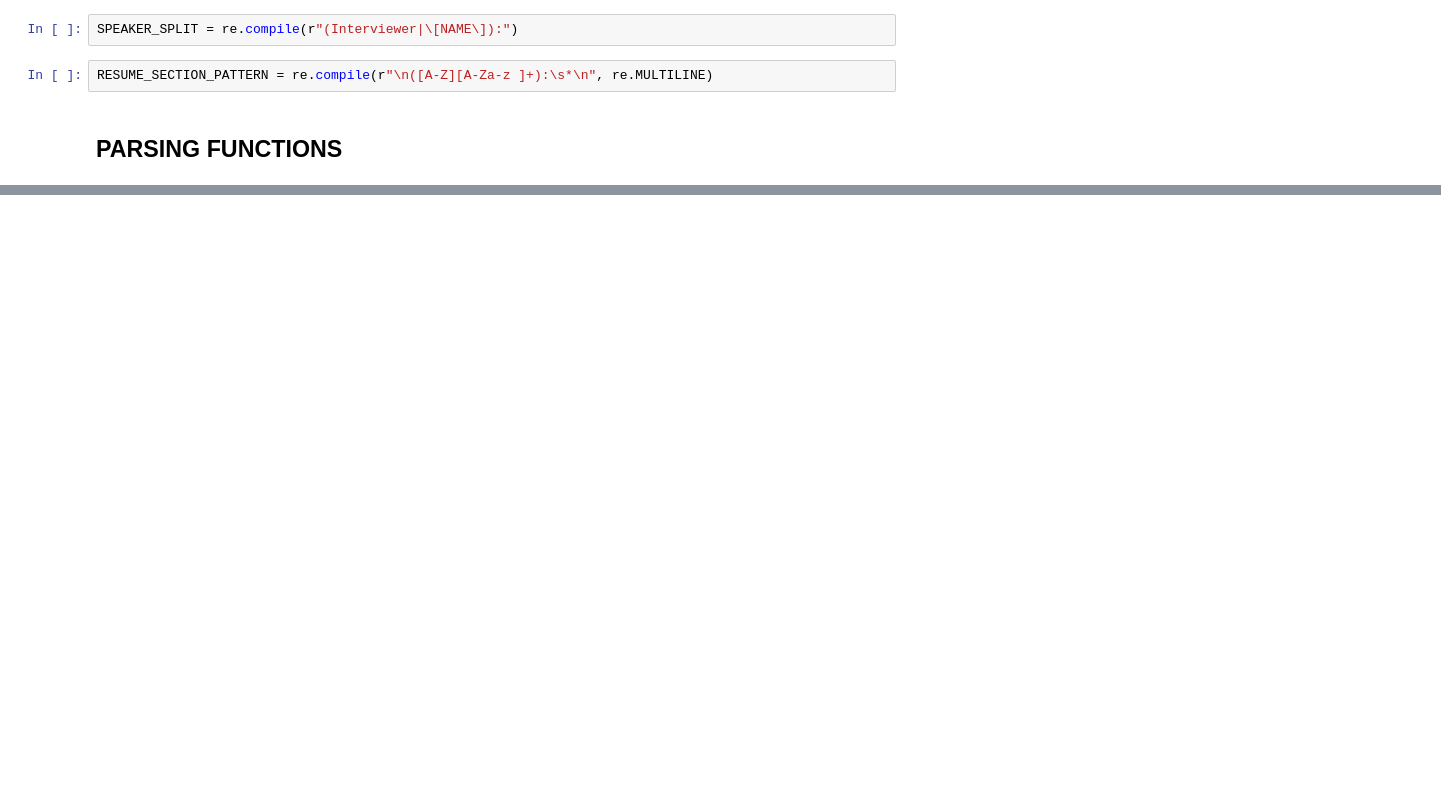
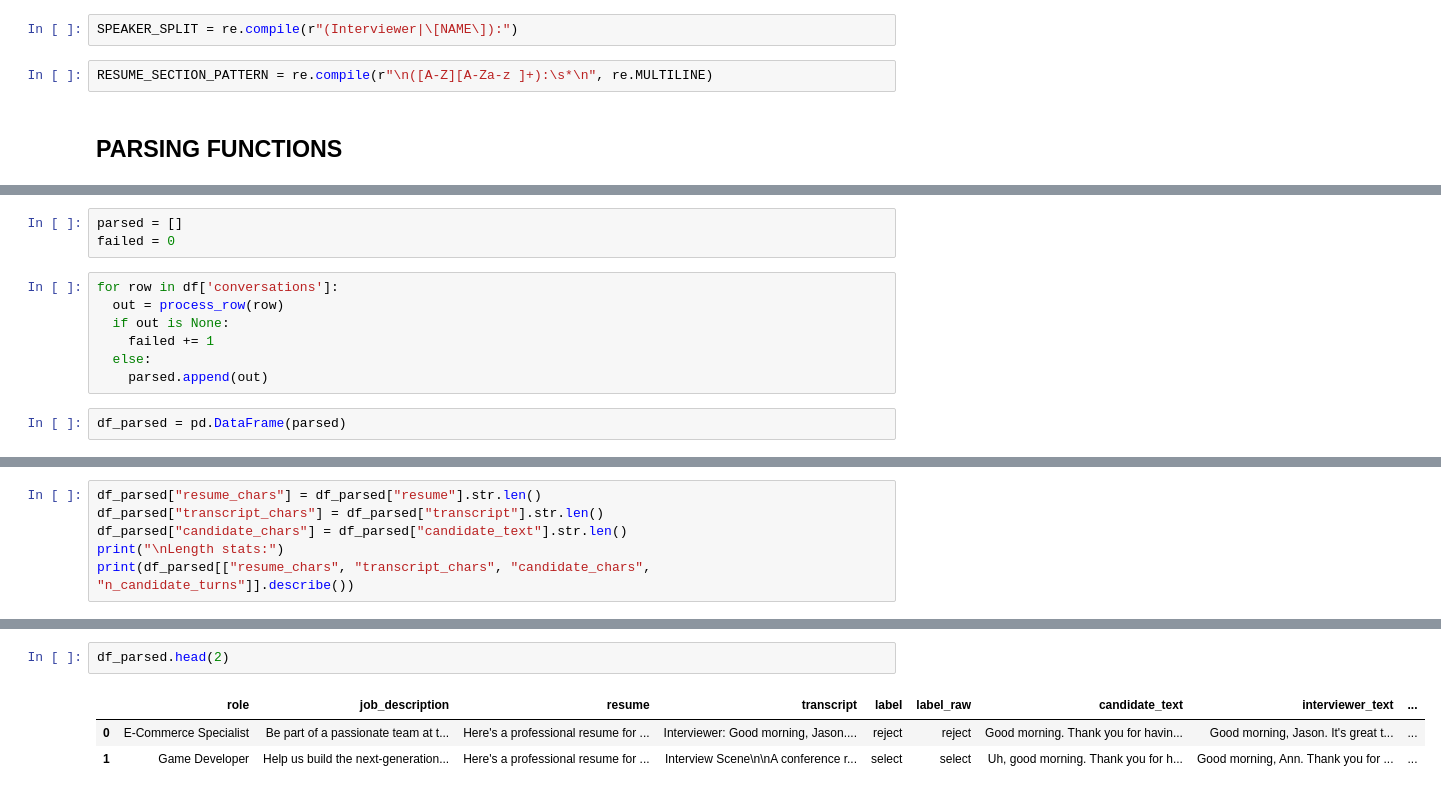
Before and after one commit to koderlad/assignment-M508D, a Jupyter notebook: M508D_GH1050620.ipynb, the cells around one changed output, grey strips where cells are left out. Saved outputs shown, nothing was run; the diff lists cells and outputs as text; blank space fills up the shorter version.

Commit message:
Parsed Data

```diff
--- a/M508D_GH1050620.ipynb
+++ b/M508D_GH1050620.ipynb
@@ -107,0 +114,12 @@ def normalise_label(raw_label: str) -> str:
+# %%
+parsed = []
+failed = 0
+# %%
+for row in df['conversations']:
+  out = process_row(row)
+  if out is None:
+    failed += 1
+  else:
+    parsed.append(out)
+# %%
+df_parsed = pd.DataFrame(parsed)
@@ -107,0 +192,6 @@ def normalise_label(raw_label: str) -> str:
+# %%
+df_parsed["resume_chars"] = df_parsed["resume"].str.len()
+df_parsed["transcript_chars"] = df_parsed["transcript"].str.len()
+df_parsed["candidate_chars"] = df_parsed["candidate_text"].str.len()
+print("\nLength stats:")
+print(df_parsed[["resume_chars", "transcript_chars", "candidate_chars", "n_candidate_turns"]].describe())
@@ -107,0 +229,6 @@ def normalise_label(raw_label: str) -> str:
+# %%
+df_parsed.head(2)
+# %% [output]
+|  | role | job_description | resume | transcript | label | label_raw | candidate_text | interviewer_text | ... |
+| 0 | E-Commerce Specialist | Be part of a passionate team at t... | Here's a professional resume for ... | Interviewer: Good morning, Jason.... | reject | reject | Good morning. Thank you for havin... | Good morning, Jason. It's great t... | ... |
+| 1 | Game Developer | Help us build the next-generation... | Here's a professional resume for ... | Interview Scene\n\nA conference r... | select | select | Uh, good morning. Thank you for h... | Good morning, Ann. Thank you for ... | ... |
```
Also changed, not shown: parts of 19 cells of this notebook.
